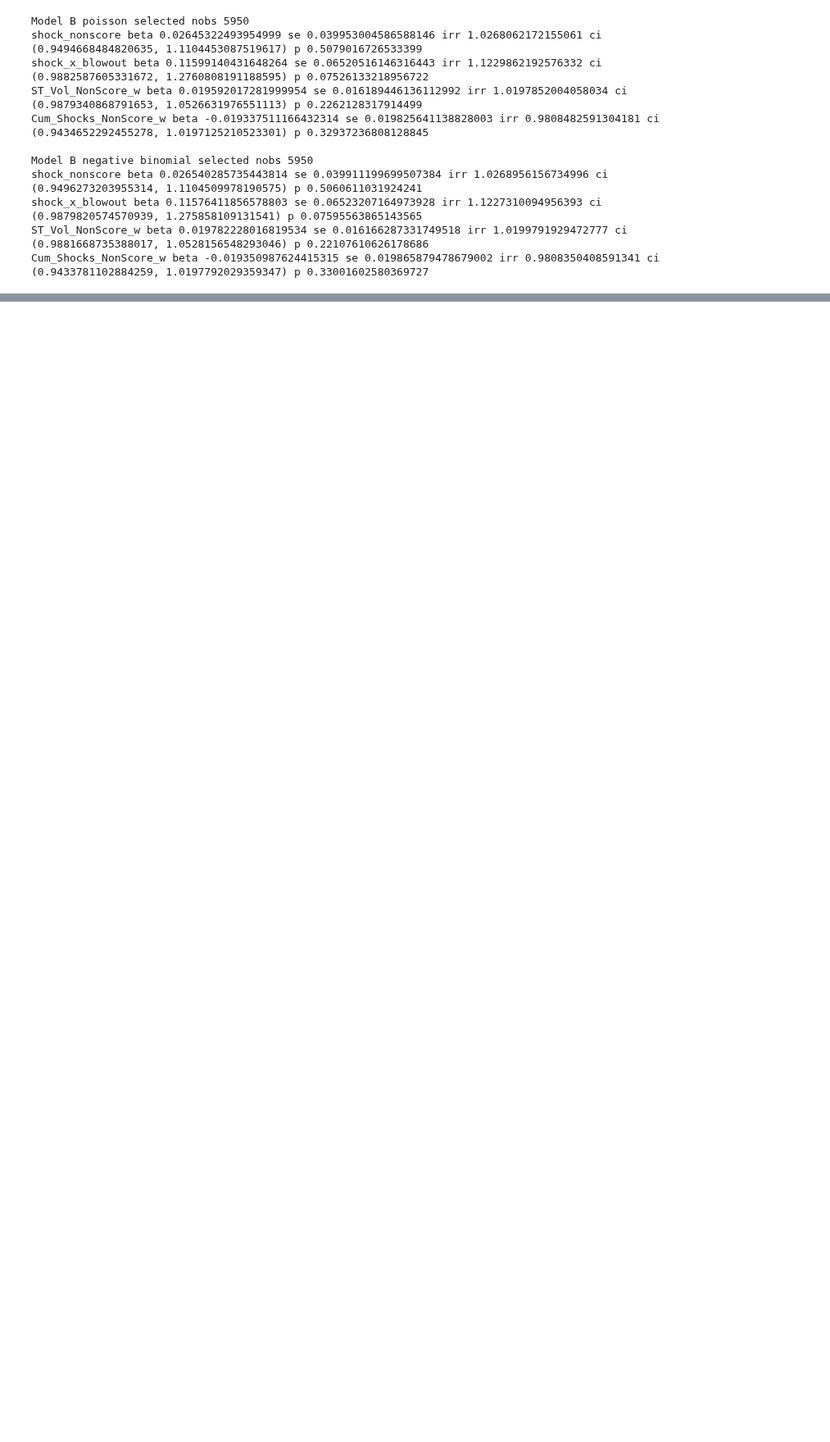
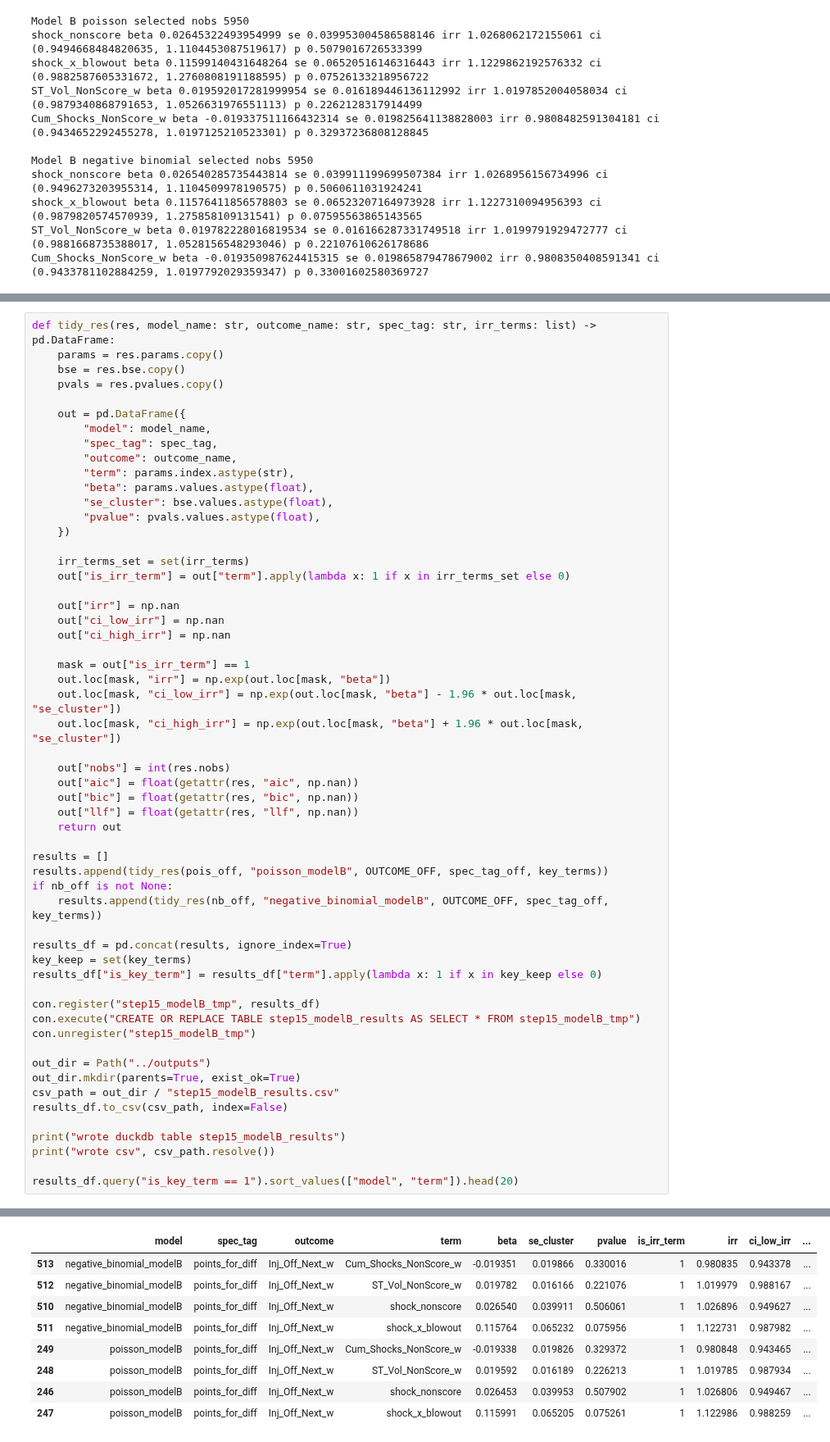
Before and after one commit to SiddharthKorukonda/2025-26-NFLPA-Data-Analytics-Case-Competition, a Jupyter notebook: notebooks/15_fit_model_B_offensive_new_injuries.ipynb, the cells around one changed output, grey strips where cells are left out. Shown at 82% size. Cells and saved outputs as stored; diff of their text form; blank space fills up the shorter version.

Commit message:
feat: export model b results to duckdb and csv in tidy format

```diff
--- a/notebooks/15_fit_model_B_offensive_new_injuries.ipynb
+++ b/notebooks/15_fit_model_B_offensive_new_injuries.ipynb
@@ -472,0 +475,57 @@ Cum_Shocks_NonScore_w beta -0.019350987624415315 se 0.019865879478679002 irr 0.9
+# %%
+def tidy_res(res, model_name: str, outcome_name: str, spec_tag: str, irr_terms: list) -> pd.DataFrame:
+    params = res.params.copy()
+    bse = res.bse.copy()
+    pvals = res.pvalues.copy()
+
+    out = pd.DataFrame({
+        "model": model_name,
+        "spec_tag": spec_tag,
+        "outcome": outcome_name,
+        "term": params.index.astype(str),
+        "beta": params.values.astype(float),
+        "se_cluster": bse.values.astype(float),
+        "pvalue": pvals.values.astype(float),
+    })
+
+    irr_terms_set = set(irr_terms)
+    out["is_irr_term"] = out["term"].apply(lambda x: 1 if x in irr_terms_set else 0)
+
+    out["irr"] = np.nan
+    out["ci_low_irr"] = np.nan
+    out["ci_high_irr"] = np.nan
+
+    mask = out["is_irr_term"] == 1
+    out.loc[mask, "irr"] = np.exp(out.loc[mask, "beta"])
+    out.loc[mask, "ci_low_irr"] = np.exp(out.loc[mask, "beta"] - 1.96 * out.loc[mask, "se_cluster"])
+    out.loc[mask, "ci_high_irr"] = np.exp(out.loc[mask, "beta"] + 1.96 * out.loc[mask, "se_cluster"])
+
+    out["nobs"] = int(res.nobs)
+    out["aic"] = float(getattr(res, "aic", np.nan))
+    out["bic"] = float(getattr(res, "bic", np.nan))
+    out["llf"] = float(getattr(res, "llf", np.nan))
+    return out
+
+results = []
+results.append(tidy_res(pois_off, "poisson_modelB", OUTCOME_OFF, spec_tag_off, key_terms))
+if nb_off is not None:
+    results.append(tidy_res(nb_off, "negative_binomial_modelB", OUTCOME_OFF, spec_tag_off, key_terms))
+
+results_df = pd.concat(results, ignore_index=True)
+key_keep = set(key_terms)
+results_df["is_key_term"] = results_df["term"].apply(lambda x: 1 if x in key_keep else 0)
+
+con.register("step15_modelB_tmp", results_df)
+con.execute("CREATE OR REPLACE TABLE step15_modelB_results AS SELECT * FROM step15_modelB_tmp")
+con.unregister("step15_modelB_tmp")
+
+out_dir = Path("../outputs")
+out_dir.mkdir(parents=True, exist_ok=True)
+csv_path = out_dir / "step15_modelB_results.csv"
+results_df.to_csv(csv_path, index=False)
+
+print("wrote duckdb table step15_modelB_results")
+print("wrote csv", csv_path.resolve())
+
+results_df.query("is_key_term == 1").sort_values(["model", "term"]).head(20)
+# %% [output]
@@ -472,0 +534,9 @@ Cum_Shocks_NonScore_w beta -0.019350987624415315 se 0.019865879478679002 irr 0.9
+|  | model | spec_tag | outcome | term | beta | se_cluster | pvalue | is_irr_term | irr | ci_low_irr | ... |
+| 513 | negative_binomial_modelB | points_for_diff | Inj_Off_Next_w | Cum_Shocks_NonScore_w | -0.019351 | 0.019866 | 0.330016 | 1 | 0.980835 | 0.943378 | ... |
+| 512 | negative_binomial_modelB | points_for_diff | Inj_Off_Next_w | ST_Vol_NonScore_w | 0.019782 | 0.016166 | 0.221076 | 1 | 1.019979 | 0.988167 | ... |
+| 510 | negative_binomial_modelB | points_for_diff | Inj_Off_Next_w | shock_nonscore | 0.026540 | 0.039911 | 0.506061 | 1 | 1.026896 | 0.949627 | ... |
+| 511 | negative_binomial_modelB | points_for_diff | Inj_Off_Next_w | shock_x_blowout | 0.115764 | 0.065232 | 0.075956 | 1 | 1.122731 | 0.987982 | ... |
+| 249 | poisson_modelB | points_for_diff | Inj_Off_Next_w | Cum_Shocks_NonScore_w | -0.019338 | 0.019826 | 0.329372 | 1 | 0.980848 | 0.943465 | ... |
+| 248 | poisson_modelB | points_for_diff | Inj_Off_Next_w | ST_Vol_NonScore_w | 0.019592 | 0.016189 | 0.226213 | 1 | 1.019785 | 0.987934 | ... |
+| 246 | poisson_modelB | points_for_diff | Inj_Off_Next_w | shock_nonscore | 0.026453 | 0.039953 | 0.507902 | 1 | 1.026806 | 0.949467 | ... |
+| 247 | poisson_modelB | points_for_diff | Inj_Off_Next_w | shock_x_blowout | 0.115991 | 0.065205 | 0.075261 | 1 | 1.122986 | 0.988259 | ... |
```
Also changed, not shown: parts of 2 cells of this notebook.
